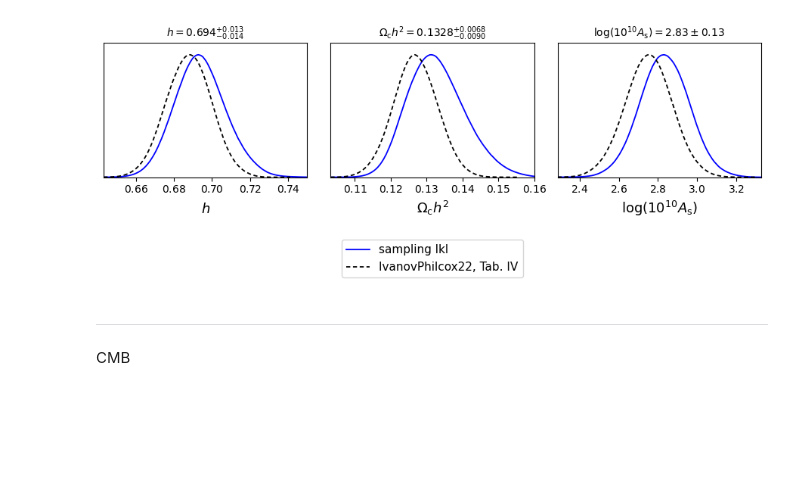
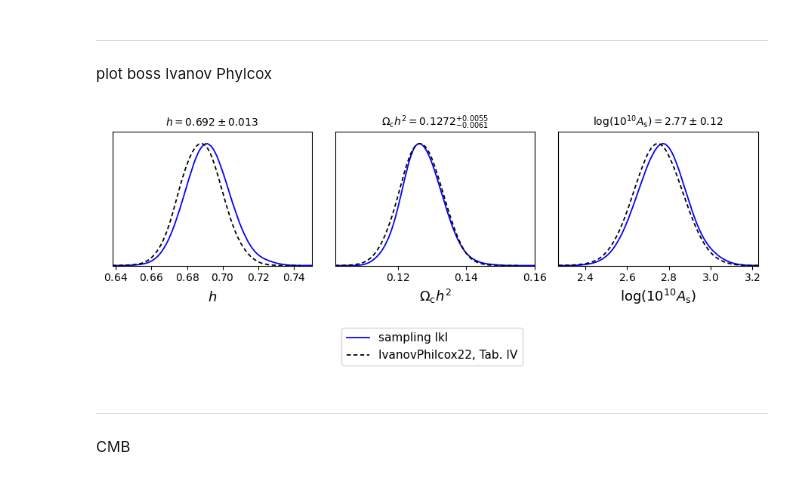
Before and after one commit to fverd/cobaya, a Jupyter notebook: FRA/analyze-chain.ipynb, the cells around one changed output. Cells and saved outputs as stored; diff of their text form; code cells hidden in the pictures; blank space fills up the shorter version.

```diff
--- a/FRA/analyze-chain.ipynb
+++ b/FRA/analyze-chain.ipynb
@@ -46,2 +36,27 @@ gdplot.triangle_plot([ boss_planck, boss_full],  pars_toplot, contour_colors=['r
 # %%
 # gdplot.fig.savefig('/home/fverdian/cobaya/chains/pbjboss_full/contour_pbjbossfull.pdf', bbox_inches='tight')
+# %%
+boss_0p45 = load_samples('/home/fverdian/cobaya/chains-fx/kJ0p45/chain', to_getdist=True)
+boss_0p45.label='kJ0p45'
+
+boss_0p05 = load_samples('/home/fverdian/cobaya/chains-fx/kJ0p05/chain', to_getdist=True)
+boss_0p05.label='nu_line'
+
+boss_2 = load_samples('/home/fverdian/cobaya/chains-fx/kJ2/chain', to_getdist=True)
+boss_2.label='kJ2'
+
+boss_5 = load_samples('/home/fverdian/cobaya/chains-fx/kJ500/chain', to_getdist=True)
+boss_5.label='kJ500'
+
+
+chains_to_plot=[boss_0p05, boss_0p45 , boss_2, boss_5]
+for ch in chains_to_plot:
+    p=ch.getParams()
+    ch.addDerived(p.omega_chi*93.14, name='M', label=r'Mnu', range=[0.,None])
+    ch.addDerived(p.omega_chi/(p.omega_cdm+p.omega_b+p.omega_chi), name='fx', label=r'f_\chi', range=[0.,0.2])
+
+pars_toplot =['h','omega_cdm', 'logA', 'fx']
+gdplot = gdplt.get_subplot_plotter()
+
+gdplot.triangle_plot(chains_to_plot ,  pars_toplot, title_limit=1, filled=True)
+# gdplot.finish_plot(no_tight=True)
@@ -48,14 +65,28 @@ gdplot.triangle_plot([ boss_planck, boss_full],  pars_toplot, contour_colors=['r
+# %% [markdown]
+---
+plot boss Ivanov Phylcox
 # %%
+cosmolist=['h', 'omega_cdm', 'logA', 'n_s']
+means=[0.688, 0.1268, 2.75,0.9649]
+cov = np.diag(np.array([ 0.012, 0.0062, 0.12,0.0042])**2)
+
+parlabels= ['h','\Omega_c h^2',  '\log{10^{10} A_s}', 'n_s']
+ivphyl = getdist.MCSamples(samples = np.random.multivariate_normal(means, cov, 10000) ,
+                        label='IvanovPhilcox22, Tab. IV',
+                        names = cosmolist,
+                        labels=parlabels,
+                        ranges={'Mnu':[0.001,0.2],'Ombh2':[0.0216,None]})
+
 gdplot = gdplt.get_subplot_plotter(subplot_size=3)
 gdplot.settings.linewidth=1.5
 gdplot.settings.subplot_size_ratio=0.95
 gdplot.settings.figure_legend_loc='lower center'
 
-gdplot.plots_1d([boss_planck, ivphyl],  pars_toplot, colors=['b','k'], nx=3,  title_limit=1, legend_ncol=1 ,ls=['-','--'])
+gdplot.plots_1d([boss_b1, ivphyl],  pars_toplot, colors=['b','k'], nx=3,  title_limit=1, legend_ncol=1 ,ls=['-','--'])
 gdplot.finish_plot()
 # gdplot.fig.savefig('/home/fverdian/cobaya/chains/pbjboss_full/pbjboss_ivphyl.pdf')
 # %% [output]
-[figure, old version]
+[figure, new version]
 # %% [markdown]
 ---
 CMB
```
Also changed, not shown: parts of 6 cells of this notebook, 18 other files.
